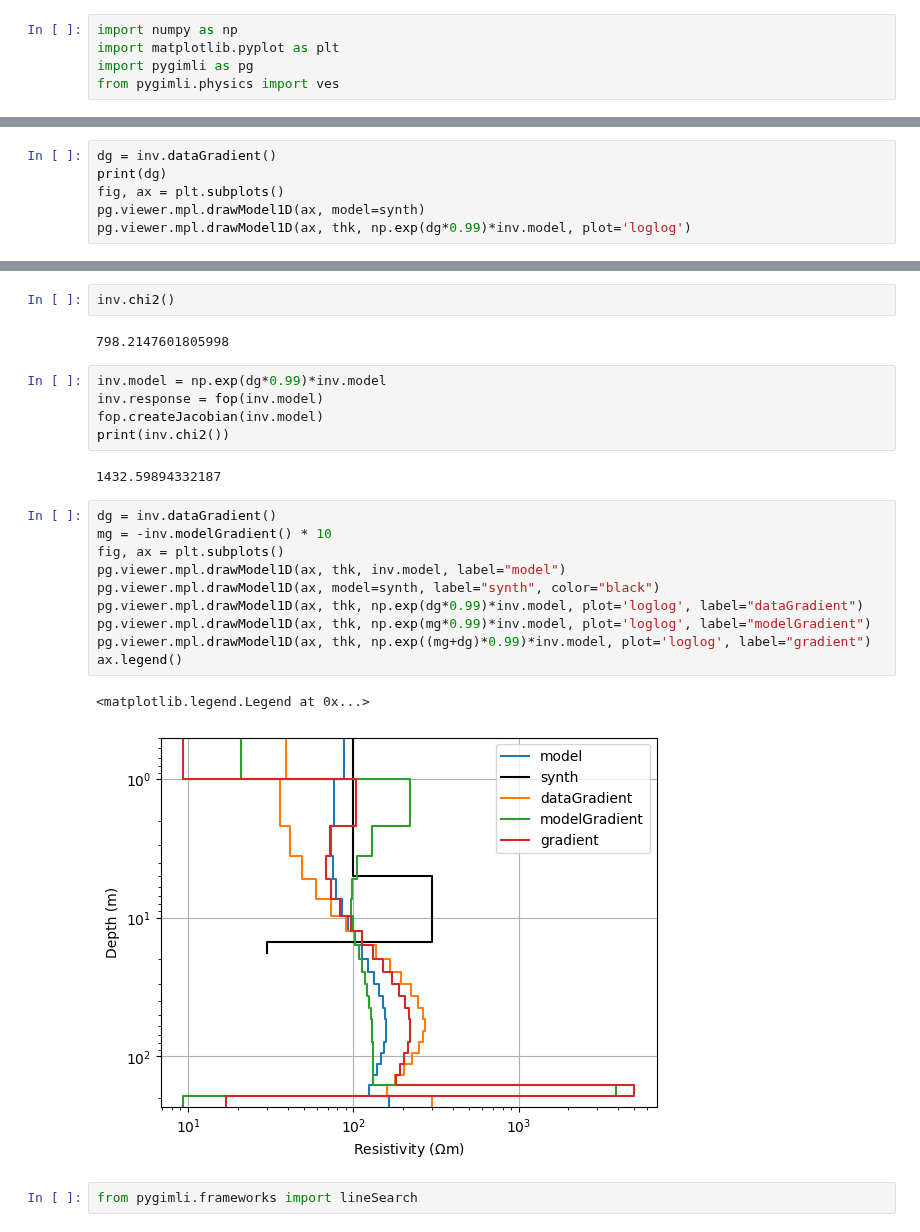
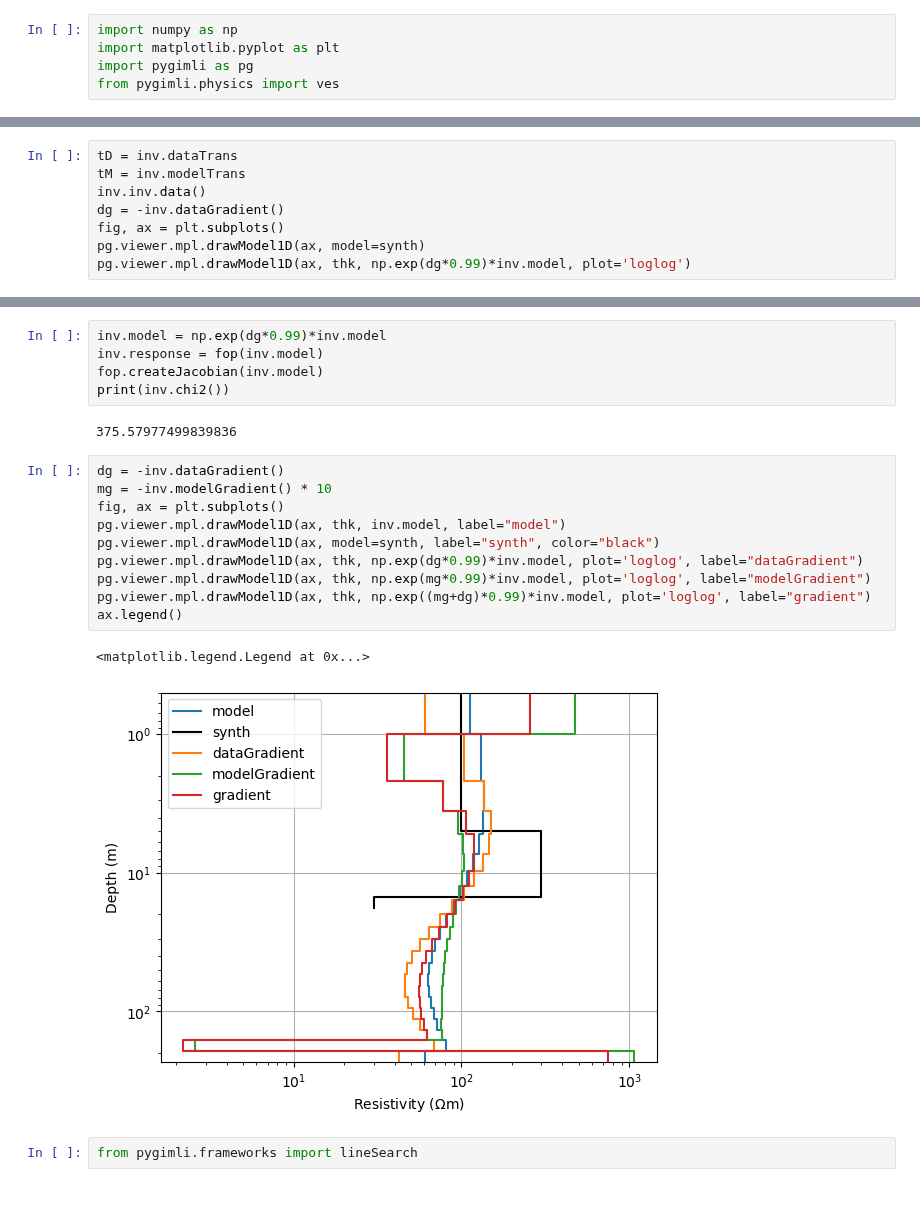
Before and after one commit to gimli-org/notebooks, a Jupyter notebook: inversion/gradientVES.ipynb, the cells around one changed output, grey strips where cells are left out. Saved outputs shown, nothing was run; the diff lists cells and outputs as text; blank space fills up the shorter version.

```diff
--- a/inversion/gradientVES.ipynb
+++ b/inversion/gradientVES.ipynb
@@ -45,6 +28,8 @@ inv.inv.data()
 # %%
-dg = inv.dataGradient()
-print(dg)
+tD = inv.dataTrans
+tM = inv.modelTrans
+inv.inv.data()
+dg = -inv.dataGradient()
 fig, ax = plt.subplots()
 pg.viewer.mpl.drawModel1D(ax, model=synth)
 pg.viewer.mpl.drawModel1D(ax, thk, np.exp(dg*0.99)*inv.model, plot='loglog')
@@ -54,27 +38,23 @@ pg.viewer.mpl.drawModel1D(ax, thk, np.exp(dg*0.99)*inv.model, plot='loglog')
-# %%
-inv.chi2()
-# %% [output]
-798.2147601805998
 # %%
 inv.model = np.exp(dg*0.99)*inv.model
 inv.response = fop(inv.model)
 fop.createJacobian(inv.model)
 print(inv.chi2())
 # %% [output]
-1432.59894332187
+375.57977499839836
 # %%
-dg = inv.dataGradient()
+dg = -inv.dataGradient()
 mg = -inv.modelGradient() * 10
 fig, ax = plt.subplots()
 pg.viewer.mpl.drawModel1D(ax, thk, inv.model, label="model")
 pg.viewer.mpl.drawModel1D(ax, model=synth, label="synth", color="black")
 pg.viewer.mpl.drawModel1D(ax, thk, np.exp(dg*0.99)*inv.model, plot='loglog', label="dataGradient")
 pg.viewer.mpl.drawModel1D(ax, thk, np.exp(mg*0.99)*inv.model, plot='loglog', label="modelGradient")
 pg.viewer.mpl.drawModel1D(ax, thk, np.exp((mg+dg)*0.99)*inv.model, plot='loglog', label="gradient")
 ax.legend()
 # %% [output]
 <matplotlib.legend.Legend at 0x...>
-[figure, old version]
+[figure, new version]
 # %%
 from pygimli.frameworks import lineSearch
 # %%
```
Also changed, not shown: parts of 10 cells of this notebook, 1 other file.
